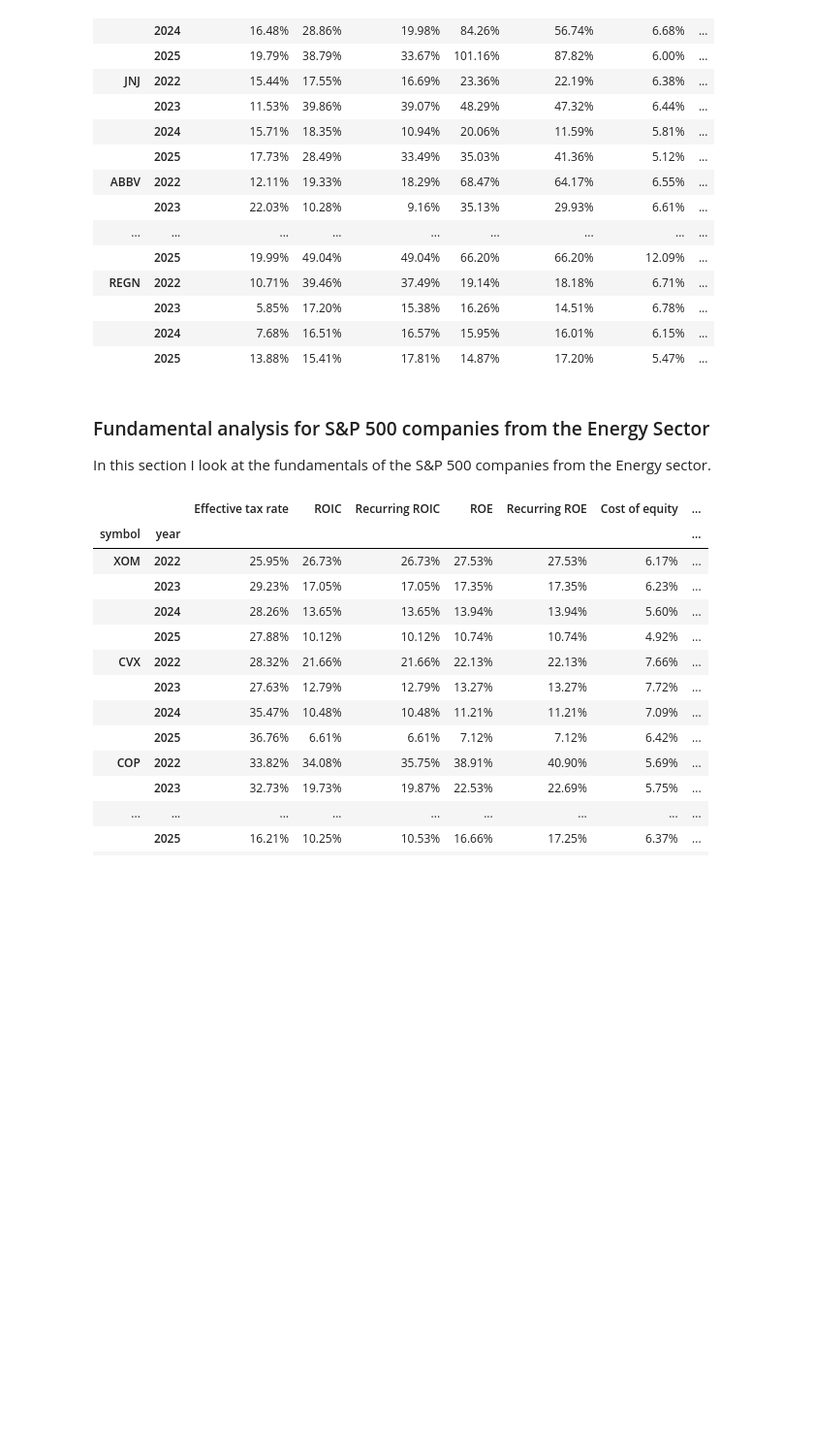
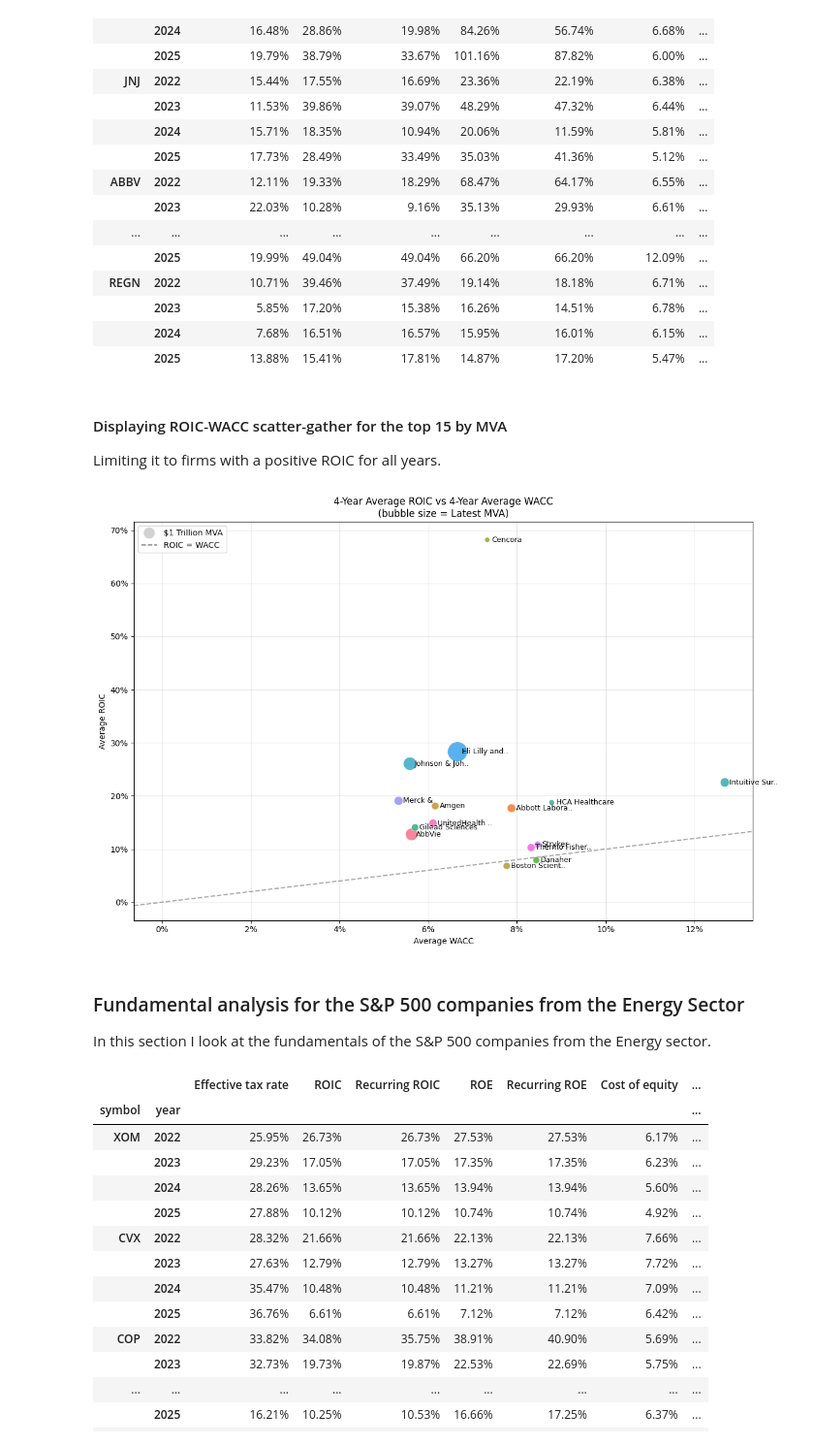
Before and after one commit to ilchen/US_Economic_Data_Analysis, a Jupyter notebook: Stock_Market_FA.ipynb, the cells around one changed output. Shown at 97% size. Cells and saved outputs as stored; diff of their text form; code cells hidden in the pictures; blank space fills up the shorter version.

```diff
--- a/Stock_Market_FA.ipynb
+++ b/Stock_Market_FA.ipynb
@@ -206,8 +243,19 @@ fa_healthcare_metrics.loc[sorted_symbols].iloc[:80,:10]
 |  | 2023 | 5.85% | 17.20% | 15.38% | 16.26% | 14.51% | 6.78% | ... |
 |  | 2024 | 7.68% | 16.51% | 16.57% | 15.95% | 16.01% | 6.15% | ... |
 |  | 2025 | 13.88% | 15.41% | 17.81% | 14.87% | 17.20% | 5.47% | ... |
+# %% [markdown]
+#### Displaying ROIC-WACC scatter-gather for the top 15 by MVA
+Limiting it to firms with a positive ROIC for all years.
+# %%
+df_positive_roic = fa_healthcare_metrics[fa_healthcare_metrics.groupby(level='symbol')['ROIC'].transform(lambda x: (x >= 0).all())]
+latest_mva = df_positive_roic.groupby(level='symbol')['MVA'].last()
+sorted_symbols = latest_mva.sort_values(ascending=False).index
+display_roic_wacc_scatter_gather(df_positive_roic.loc[sorted_symbols[:15]],
+                                 dict(zip(healthcare_tickers, sp500_metrics.tickers_to_display_names(healthcare_tickers))))
+# %% [output]
+[figure, added]
 # %% [markdown]
-### Fundamental analysis for S&P 500 companies from the Energy Sector
+### Fundamental analysis for the S&P 500 companies from the Energy Sector
 In this section I look at the fundamentals of the S&P 500 companies from the Energy sector.
 # %%
 energy_sec = yfin.Sector('energy')
```
Also changed, not shown: parts of 17 cells of this notebook.
